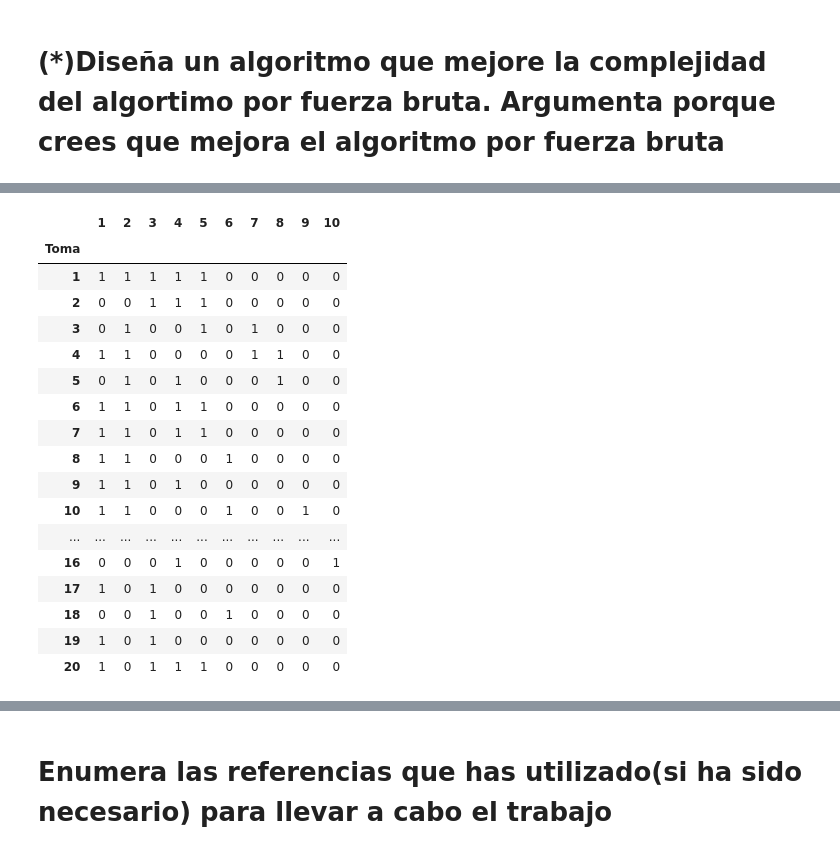
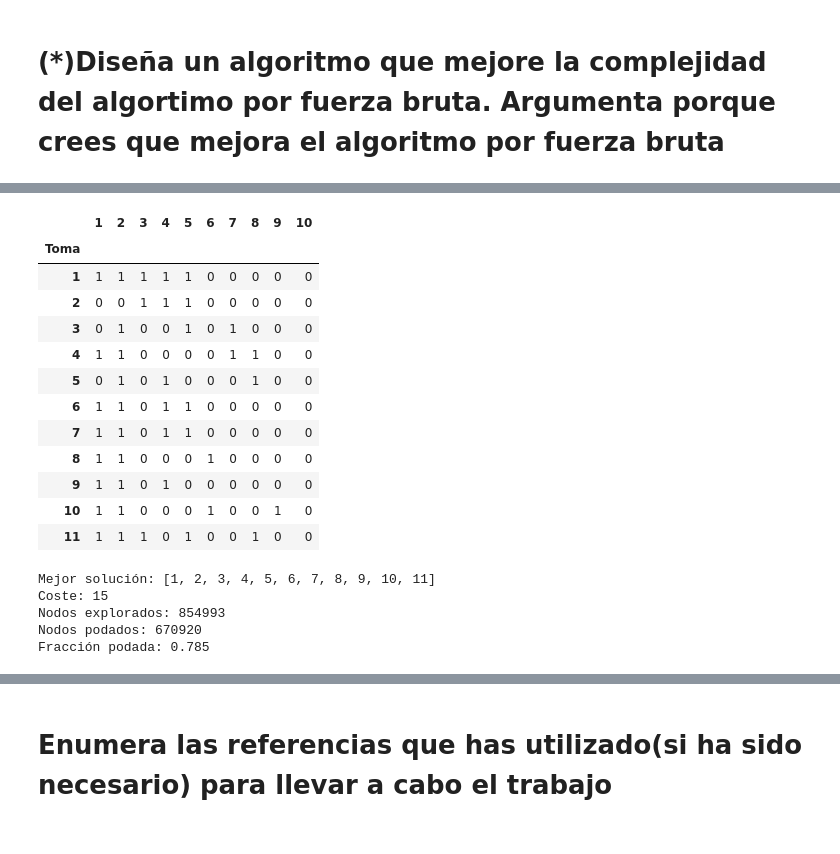
Before and after one commit to osoria80/03MIAR-Algoritmos-de-optimizacion, a Jupyter notebook: Proyecto/Proyecto.ipynb, the cells around one changed output, grey strips where cells are left out. Drawn from its saved outputs; the diff is of its cells as text; code cells hidden in the pictures.

```diff
--- a/Proyecto/Proyecto.ipynb
+++ b/Proyecto/Proyecto.ipynb
@@ -226,34 +222,6 @@ Definimos nuetsra cota inferior:
 * Eso quiere decir, que en el mejor de los caso, el coste del día+1 será el de la toma con menos actores de las tomas restantes.
 
 De esta manera no sobreestimamos las ramas ya que estamos siendo muy optimistas con las soluciones futuras. Así, la cota generalmente será más pequeña o igual al coste real.
-# %%
-#Realizamos la carga de datos
-import pandas as pd
-df_ini = pd.read_csv('Datos problema doblaje(30 tomas, 10 actores).csv', index_col=0, header=1).iloc[:30,:10]
-df_ini = df_ini.astype(int)
-
-#Utilizamos un dataset más pequeño para hacer comprobaciones
-df=df_ini.iloc[:20,:10]
-display(df)
-# %% [output]
-|  | 1 | 2 | 3 | 4 | 5 | 6 | 7 | 8 | 9 | 10 |
-| Toma |  |  |  |  |  |  |  |  |  |  |
-| 1 | 1 | 1 | 1 | 1 | 1 | 0 | 0 | 0 | 0 | 0 |
-| 2 | 0 | 0 | 1 | 1 | 1 | 0 | 0 | 0 | 0 | 0 |
-| 3 | 0 | 1 | 0 | 0 | 1 | 0 | 1 | 0 | 0 | 0 |
-| 4 | 1 | 1 | 0 | 0 | 0 | 0 | 1 | 1 | 0 | 0 |
-| 5 | 0 | 1 | 0 | 1 | 0 | 0 | 0 | 1 | 0 | 0 |
-| 6 | 1 | 1 | 0 | 1 | 1 | 0 | 0 | 0 | 0 | 0 |
-| 7 | 1 | 1 | 0 | 1 | 1 | 0 | 0 | 0 | 0 | 0 |
-| 8 | 1 | 1 | 0 | 0 | 0 | 1 | 0 | 0 | 0 | 0 |
-| 9 | 1 | 1 | 0 | 1 | 0 | 0 | 0 | 0 | 0 | 0 |
-| 10 | 1 | 1 | 0 | 0 | 0 | 1 | 0 | 0 | 1 | 0 |
-| ... | ... | ... | ... | ... | ... | ... | ... | ... | ... | ... |
-| 16 | 0 | 0 | 0 | 1 | 0 | 0 | 0 | 0 | 0 | 1 |
-| 17 | 1 | 0 | 1 | 0 | 0 | 0 | 0 | 0 | 0 | 0 |
-| 18 | 0 | 0 | 1 | 0 | 0 | 1 | 0 | 0 | 0 | 0 |
-| 19 | 1 | 0 | 1 | 0 | 0 | 0 | 0 | 0 | 0 | 0 |
-| 20 | 1 | 0 | 1 | 1 | 1 | 0 | 0 | 0 | 0 | 0 |
 # %%
 #Definimos una función para calcular la cota inferior
 def cota_inferior (solucion, inicio):
@@ -277,20 +245,23 @@ def cota_inferior (solucion, inicio):
   for t in tomas_restantes:
     mask_toma = int(''.join(df.loc[str(t)].astype(int).astype(str)), 2)
     costes_tomas.append(bin(mask_toma).count('1'))
-  costes_tomas.sort()
+  costes_tomas.sort(reverse=True)
+  #costes_tomas.sort()
   #Calculamos el coste más optimista de los siguientes días
   coste_futuro = 0
   for i in range(0, len(costes_tomas), 6):
-    coste_futuro += costes_tomas[i]  # mínimo del grupo = el primero (ordenados asc)
+    coste_futuro += costes_tomas[i]
+
   coste_rama = coste_parcial + coste_dia_actual + coste_futuro
   return coste_rama
 # %%
 #Definimos el algoritmo de branch and bound
 def branch_and_bound(solucion, inicio=0):
-  global coste_min, solucion_min
-
+  global coste_min, solucion_min, nodos_exp, nodos_pod
+  nodos_exp += 1
   #Realizamos la poda si la cota inferior de la rama es mayor al coste mínimo obtenido
   if cota_inferior(solucion, inicio) >= coste_min:
+    nodos_pod += 1
     return
   #A partir de aquí utilizamos el algoritmo de fuerza bruta para generar las las permutaciones
   if inicio == len(solucion):
@@ -304,3 +275,43 @@ def branch_and_bound(solucion, inicio=0):
     solucion[inicio], solucion[i] = solucion[i], solucion[inicio]
     branch_and_bound(solucion, inicio + 1)
     solucion[inicio], solucion[i] = solucion[i], solucion[inicio]
+# %%
+#Utilizamos un dataset más pequeño para hacer comprobaciones
+df=df_ini.iloc[:11,:10]
+display(df)
+
+#Inicializamos la solución optima
+coste_min = float('inf') #Inicializamos el valor del coste mínimo
+solucion_min = [] #Inicializamos el resultado mínimo
+
+#Inicializamos el contaje de nodos explorados y podas
+nodos_exp = 0
+nodos_pod = 0
+
+#Ejecutamos el algoritmo
+solucion_ini = [i for i in range(1, len(df)+1)]
+branch_and_bound(solucion_ini)
+print(f"Mejor solución: {solucion_min}\nCoste: {coste_min}")
+print(f"Nodos explorados: {nodos_exp}")
+print(f"Nodos podados: {nodos_pod}")
+p = round(nodos_pod/nodos_exp,3)
+print(f"Fracción podada: {p}")
+# %% [output]
+|  | 1 | 2 | 3 | 4 | 5 | 6 | 7 | 8 | 9 | 10 |
+| Toma |  |  |  |  |  |  |  |  |  |  |
+| 1 | 1 | 1 | 1 | 1 | 1 | 0 | 0 | 0 | 0 | 0 |
+| 2 | 0 | 0 | 1 | 1 | 1 | 0 | 0 | 0 | 0 | 0 |
+| 3 | 0 | 1 | 0 | 0 | 1 | 0 | 1 | 0 | 0 | 0 |
+| 4 | 1 | 1 | 0 | 0 | 0 | 0 | 1 | 1 | 0 | 0 |
+| 5 | 0 | 1 | 0 | 1 | 0 | 0 | 0 | 1 | 0 | 0 |
+| 6 | 1 | 1 | 0 | 1 | 1 | 0 | 0 | 0 | 0 | 0 |
+| 7 | 1 | 1 | 0 | 1 | 1 | 0 | 0 | 0 | 0 | 0 |
+| 8 | 1 | 1 | 0 | 0 | 0 | 1 | 0 | 0 | 0 | 0 |
+| 9 | 1 | 1 | 0 | 1 | 0 | 0 | 0 | 0 | 0 | 0 |
+| 10 | 1 | 1 | 0 | 0 | 0 | 1 | 0 | 0 | 1 | 0 |
+| 11 | 1 | 1 | 1 | 0 | 1 | 0 | 0 | 1 | 0 | 0 |
+Mejor solución: [1, 2, 3, 4, 5, 6, 7, 8, 9, 10, 11]
+Coste: 15
+Nodos explorados: 854993
+Nodos podados: 670920
+Fracción podada: 0.785
```
Also changed, not shown: parts of 25 cells of this notebook.
